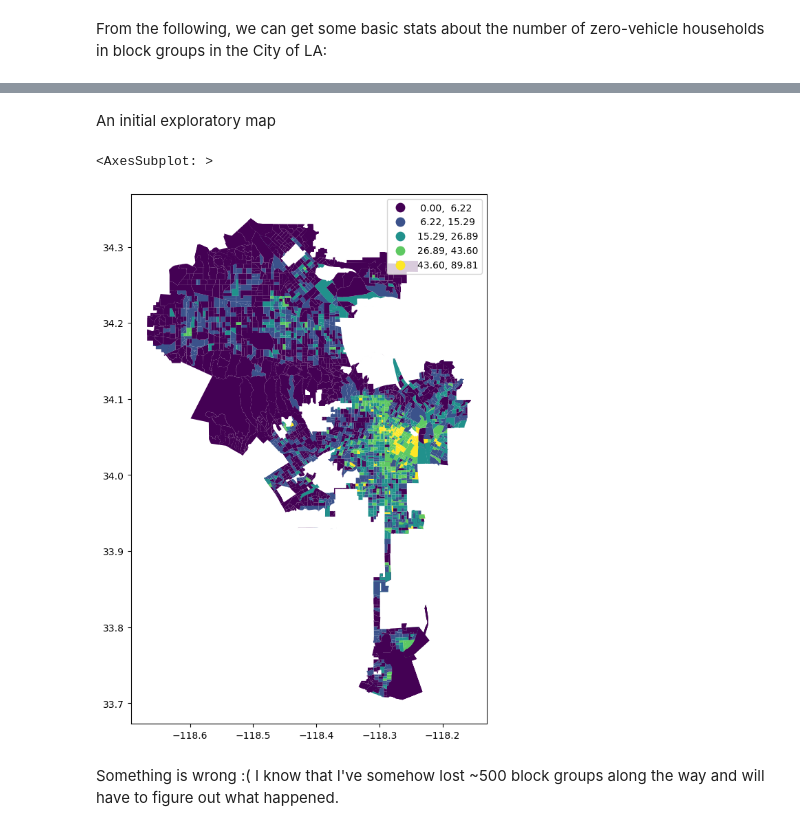
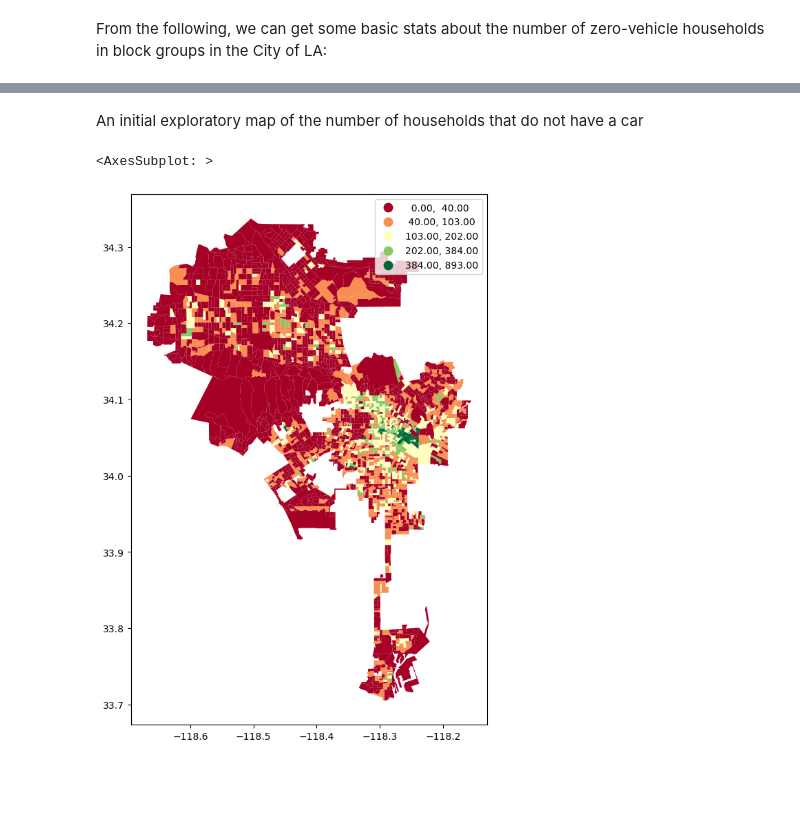
Before and after one commit to lucybriggs12/snakeemoji, a Jupyter notebook: data/Monisha Census Data Exploration.ipynb, the cells around one changed output, grey strips where cells are left out. Cells and saved outputs as stored; diff of their text form; code cells hidden in the pictures; blank space fills up the shorter version.

Commit message:
Files and code for clipping block group files and joining a census dataset + application to 2010 vehicle ownership

```diff
--- a/data/Monisha Census Data Exploration.ipynb
+++ b/data/Monisha Census Data Exploration.ipynb
@@ -22,2 +26,4 @@ ERROR 1: PROJ: proj_create_from_database: Open of /opt/conda/share/proj failed
+# %%
+lacity=municipalities.query("CITY_NAME == 'Los Angeles'").copy()
 # %% [markdown]
 Now, I will download a dataset of block groups within Los Angeles County and inspect the data.
@@ -24,4 +31,4 @@ Now, I will download a dataset of block groups within Los Angeles County and ins
 # %%
-countybgs=gpd.read_file('Census_Block_Groups_2020.geojson')
+countybgs=gpd.read_file('2010_Census_Block_Groups_(Geography_Only).geojson')
 countybgs.head()
 # %% [output]
@@ -189,4 +137,4 @@ The first step to this is adding in a FIPS column to the geojson from earlier.
 # %%
-citybgs['FIPS_2020'] ='06' + '037' + citybgs['BG20']
+citybgs['FIPS_2010'] = citybgs['GEOID10']
 citybgs
 # %% [output]
@@ -206,6 +154,6 @@ citybgs
 # %% [markdown]
 There are now two equivalent FIPS columns that can be used in a merge.
 # %%
-vehicles_bgs=citybgs.merge(vehicles_crosswalked,on="FIPS_2020")
+vehicles_bgs=citybgs.merge(vehicles_clean,on="FIPS_2010")
 vehicles_bgs
 # %% [output]
@@ -261,12 +238,11 @@ vehicles_bgs['Pct_ZeroCarHHs'].plot.hist(bins=100)
 # %% [markdown]
-An initial exploratory map
+An initial exploratory map of the number of households that do not have a car
 # %%
 vehicles_bgs.plot(figsize=(12,10),
-                 column='Pct_ZeroCarHHs',
+                 column='Num_ZeroCarHHs',
+                 cmap= 'RdYlGn',
                  legend=True,
                  scheme='NaturalBreaks')
 # %% [output]
 <AxesSubplot: >
-[figure, old version]
+[figure, new version]
-# %% [markdown]
-Something is wrong :( I know that I've somehow lost ~500 block groups along the way and will have to figure out what happened.
```
Also changed, not shown: parts of 39 cells of this notebook, 4 other files.
